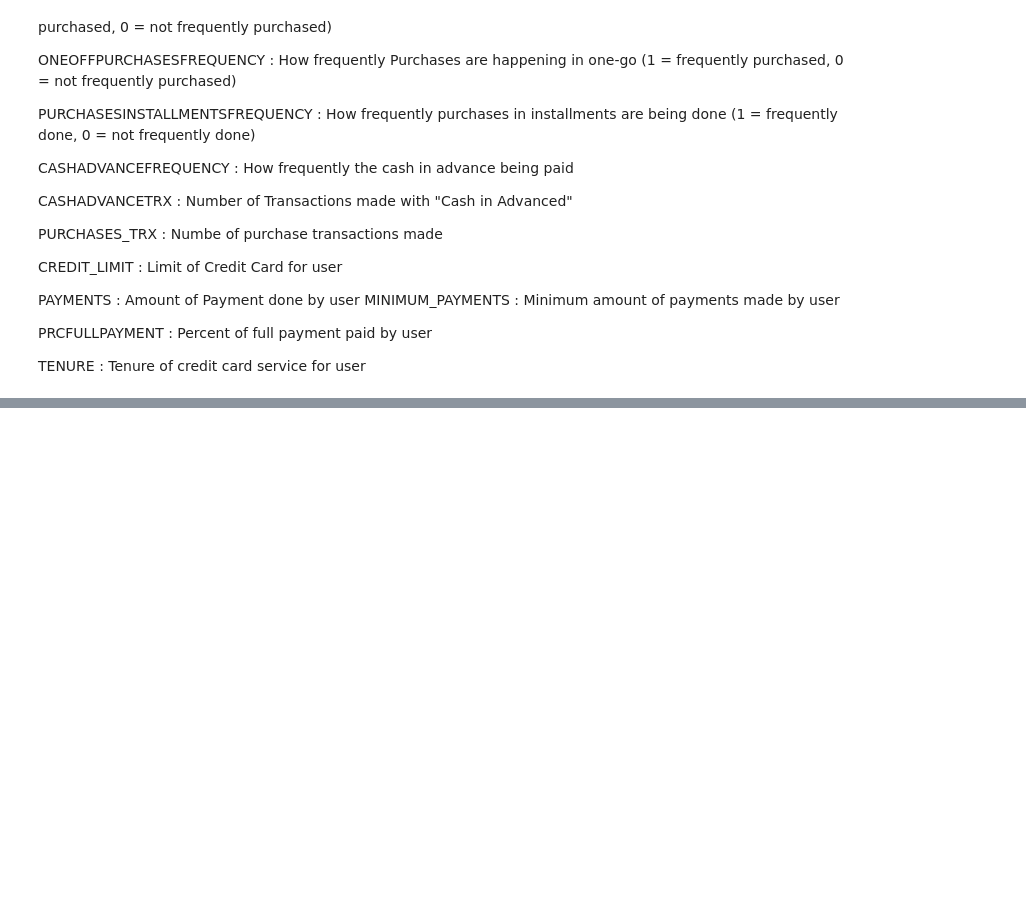
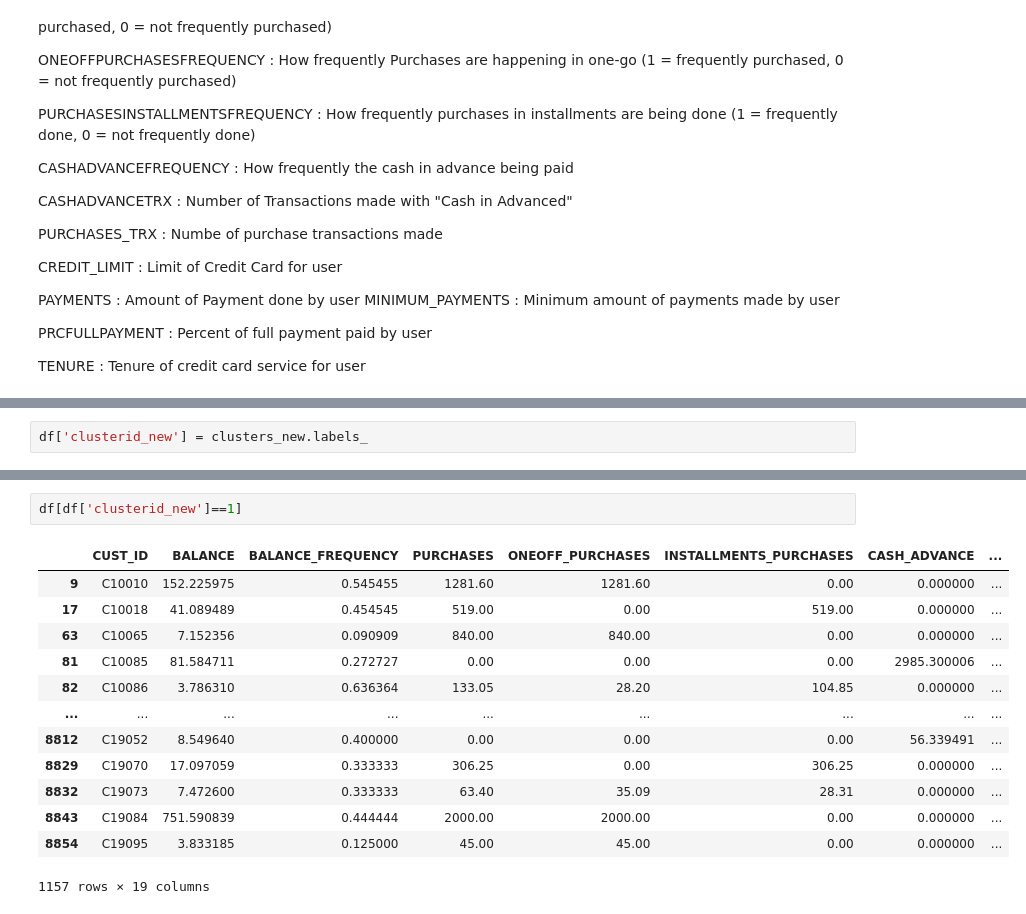
Before and after one commit to Mohammadi-Nilofer/MachineLearning, a Jupyter notebook: KMeans_CC.ipynb, the cells around one changed output, grey strips where cells are left out. Cells and saved outputs as stored; diff of their text form; blank space fills up the shorter version.

```diff
--- a/KMeans_CC.ipynb
+++ b/KMeans_CC.ipynb
@@ -50,0 +424,2 @@ TENURE : Tenure of credit card service for user
+# %%
+df['clusterid_new'] = clusters_new.labels_
@@ -50,0 +435,16 @@ TENURE : Tenure of credit card service for user
+# %%
+df[df['clusterid_new']==1]
+# %% [output]
+|  | CUST_ID | BALANCE | BALANCE_FREQUENCY | PURCHASES | ONEOFF_PURCHASES | INSTALLMENTS_PURCHASES | CASH_ADVANCE | ... |
+| 9 | C10010 | 152.225975 | 0.545455 | 1281.60 | 1281.60 | 0.00 | 0.000000 | ... |
+| 17 | C10018 | 41.089489 | 0.454545 | 519.00 | 0.00 | 519.00 | 0.000000 | ... |
+| 63 | C10065 | 7.152356 | 0.090909 | 840.00 | 840.00 | 0.00 | 0.000000 | ... |
+| 81 | C10085 | 81.584711 | 0.272727 | 0.00 | 0.00 | 0.00 | 2985.300006 | ... |
+| 82 | C10086 | 3.786310 | 0.636364 | 133.05 | 28.20 | 104.85 | 0.000000 | ... |
+| ... | ... | ... | ... | ... | ... | ... | ... | ... |
+| 8812 | C19052 | 8.549640 | 0.400000 | 0.00 | 0.00 | 0.00 | 56.339491 | ... |
+| 8829 | C19070 | 17.097059 | 0.333333 | 306.25 | 0.00 | 306.25 | 0.000000 | ... |
+| 8832 | C19073 | 7.472600 | 0.333333 | 63.40 | 35.09 | 28.31 | 0.000000 | ... |
+| 8843 | C19084 | 751.590839 | 0.444444 | 2000.00 | 2000.00 | 0.00 | 0.000000 | ... |
+| 8854 | C19095 | 3.833185 | 0.125000 | 45.00 | 45.00 | 0.00 | 0.000000 | ... |
+1157 rows × 19 columns
```
Also changed, not shown: parts of 57 cells of this notebook.
